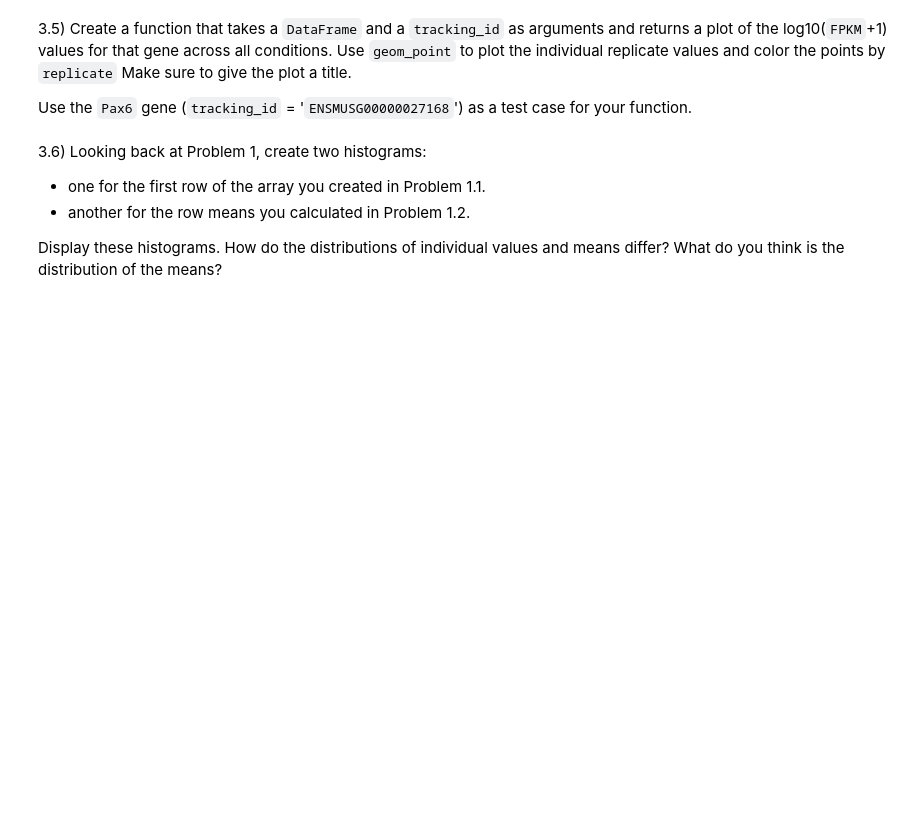
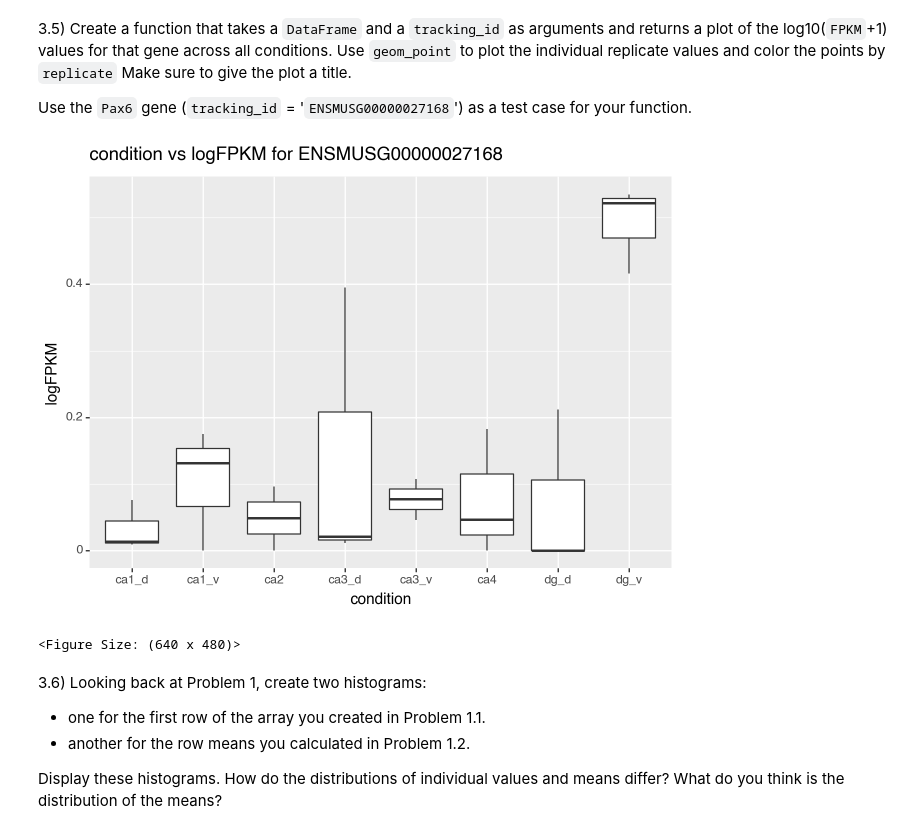
Before and after one commit to gofflab/quant_mol_neuro_2023, a Jupyter notebook: modules/module2/problemset/module2_problemset.ipynb, the cells around one changed output. Cells and saved outputs as stored; diff of their text form; code cells hidden in the pictures; blank space fills up the shorter version.

```diff
--- a/modules/module2/problemset/module2_problemset.ipynb
+++ b/modules/module2/problemset/module2_problemset.ipynb
@@ -88,6 +314,23 @@ For the FPKM values in your melted `DataFrame`, calculate the log10(`FPKM`+1) an
 3.5) Create a function that takes a `DataFrame` and a `tracking_id` as arguments and returns a plot of the log10(`FPKM`+1) values for that gene across all conditions. Use `geom_point` to plot the individual replicate values and color the points by `replicate` Make sure to give the plot a title.
 
 Use the `Pax6` gene (`tracking_id` = '`ENSMUSG00000027168`') as a test case for your function.
+# %%
+def make_fpkm_plot(df: pd.DataFrame, tracking_id: str):
+    return (
+        pn.ggplot(
+            df[df["tracking_id"] == tracking_id], pn.aes(x="condition", y="logFPKM")
+        )
+        + pn.geom_boxplot()
+        + pn.xlab("condition")
+        + pn.ylab("logFPKM")
+        + pn.labs(title=f"condition vs logFPKM for {tracking_id}")
+    )
+
+
+make_fpkm_plot(data, "ENSMUSG00000027168")
+# %% [output]
+[figure, added]
+<Figure Size: (640 x 480)>
 # %% [markdown]
 3.6) Looking back at Problem 1, create two histograms:
 
```
Also changed, not shown: parts of 23 cells of this notebook, 1 other file.
